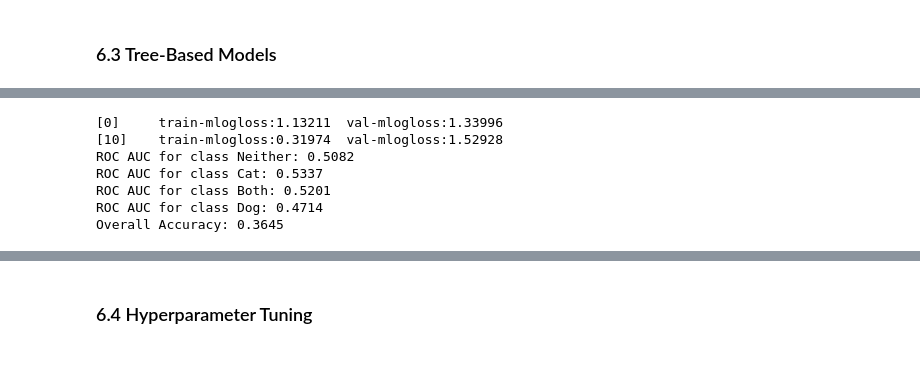
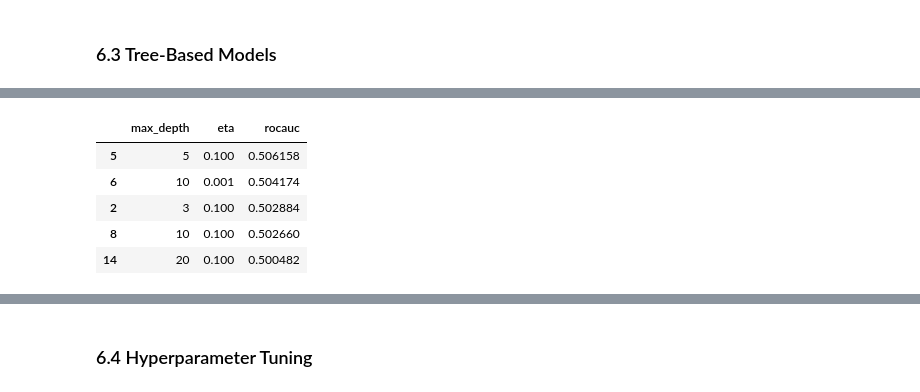
Before and after one commit to altmnt/ml-zoomcamp-fun, a Jupyter notebook: MIDTERM/project.ipynb, the cells around one changed output, grey strips where cells are left out. Saved outputs shown, nothing was run; the diff lists cells and outputs as text; code cells hidden in the pictures; blank space fills up the shorter version.

```diff
--- a/MIDTERM/project.ipynb
+++ b/MIDTERM/project.ipynb
@@ -604,15 +651,15 @@ xgb_parameters = {
     'eval_metric': 'mlogloss',
     'seed': SEED,
     'use_label_encoder': False,
+    'min_child_weight': 1,
+    'nthread': 8,
+    'verbosity': 0,
+    'silent': 1
+}
 
-    'eta': 0.1,
-    'max_depth': 100,
-    'min_child_weight': 1,
-
-    'nthread': 8,
-
-    'verbosity': 1,
-}
+etas = [ 0.001, 0.01, 0.1 ]
+max_depth = [ 3,5, 10, 15, 20 ]
+xgb_params = [{"max_depth":md, "eta":e} for md in max_depth for e in etas]
 
 le = LabelEncoder()
 y_train_encoded = le.fit_transform(y_train)
@@ -621,22 +668,24 @@ y_val_encoded = le.transform(y_val)
 dtrain = xgb.DMatrix(X_train, label = y_train_encoded)
 dval = xgb.DMatrix(X_val, label = y_val_encoded)
 
-xgb_model = xgb.train(
-    params = xgb_parameters,
-    dtrain = dtrain,
-    num_boost_round = 1000,
-    evals = [(dtrain, 'train'), (dval, 'val')],
-    early_stopping_rounds = 10,
-    verbose_eval = 10
-)
-
-
-print_xgb_classification_metrics(xgb_model, dval, y_val, le)
+xgb_results = []
+for p in xgb_params:
+    xgb_parameters.update(p)
+    xgb_model = xgb.train(
+        params = xgb_parameters,
+        dtrain = dtrain,
+        num_boost_round = 1000,
+        evals = [(dval, 'val')],
+        verbose_eval = False
+    )
+    xgb_results.append({ **p, "rocauc":xgb_classification_metrics(xgb_model, dval, y_val, le, show=False)})
-# %% [output]
-[0]     train-mlogloss:1.13211  val-mlogloss:1.33996
-[10]    train-mlogloss:0.31974  val-mlogloss:1.52928
-ROC AUC for class Neither: 0.5082
-ROC AUC for class Cat: 0.5337
-ROC AUC for class Both: 0.5201
-ROC AUC for class Dog: 0.4714
-Overall Accuracy: 0.3645
+# %%
+xgb_results = pd.DataFrame(xgb_results)
+xgb_results.sort_values(by='rocauc', ascending=False).head()
+# %% [output]
+|  | max_depth | eta | rocauc |
+| 5 | 5 | 0.100 | 0.506158 |
+| 6 | 10 | 0.001 | 0.504174 |
+| 2 | 3 | 0.100 | 0.502884 |
+| 8 | 10 | 0.100 | 0.502660 |
+| 14 | 20 | 0.100 | 0.500482 |
```
Also changed, not shown: parts of 16 cells of this notebook.
